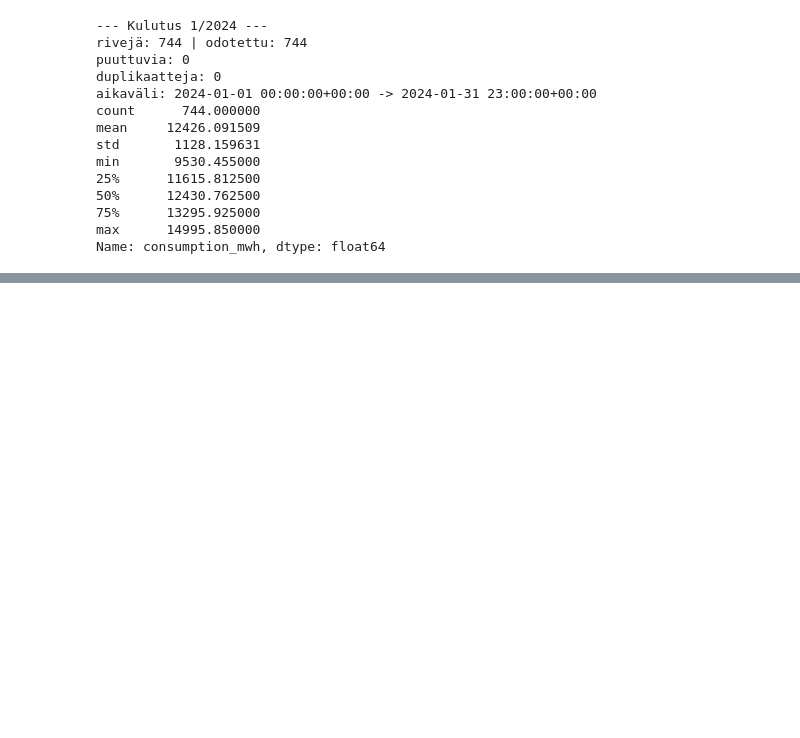
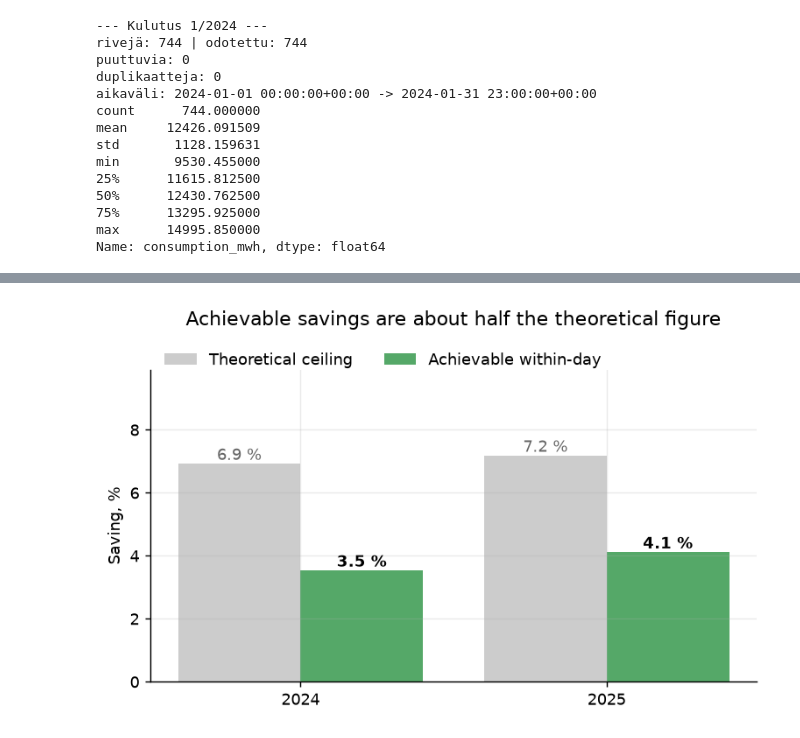
Before and after one commit to AleksanteriLohja/electricity-cost-root-cause-analysis, a Jupyter notebook: notebooks/analysis.ipynb, the cells around one changed output, grey strips where cells are left out. Drawn from its saved outputs; the diff is of its cells as text; code cells hidden in the pictures; blank space fills up the shorter version.

```diff
--- a/notebooks/analysis.ipynb
+++ b/notebooks/analysis.ipynb
@@ -150,0 +338,3 @@ Name: consumption_mwh, dtype: float64
+# %%
+kallis = data.nlargest(50, "price_snt_kwh")
+print(kallis.groupby([kallis["ts"].dt.year, kallis["ts"].dt.month]).size())
@@ -150,0 +619,31 @@ Name: consumption_mwh, dtype: float64
+# %%
+ylä = data.groupby("year")[["price_snt_kwh","consumption_mwh"]].apply(tuntisiirto)
+vrk = data.groupby("year")[["ts","price_snt_kwh","consumption_mwh"]].apply(
+          tuntisiirto_vrk, include_groups=False)
+
+fig, ax = plt.subplots(figsize=(6, 3.8))
+x = range(2)
+
+ax.bar([i-0.2 for i in x], ylä["säästö_%"], 0.4,
+       label="Theoretical ceiling", color="#CCCCCC")
+ax.bar([i+0.2 for i in x], vrk["säästö_%"], 0.4,
+       label="Achievable within-day", color=VIHREA)
+
+for i in x:
+    ax.annotate(f"{ylä['säästö_%'].iloc[i]:.1f} %",
+                (i-0.2, ylä["säästö_%"].iloc[i]),
+                ha="center", va="bottom", color="#666666")
+    ax.annotate(f"{vrk['säästö_%'].iloc[i]:.1f} %",
+                (i+0.2, vrk["säästö_%"].iloc[i]),
+                ha="center", va="bottom", fontweight="bold")
+
+ax.set_ylim(0, ylä["säästö_%"].max() * 1.38)
+ax.set_xticks(list(x)); ax.set_xticklabels(ylä.index)
+ax.set_ylabel("Saving, %")
+ax.set_title("Achievable savings are about half the theoretical figure", pad=28)
+ax.legend(frameon=False, loc="upper left", bbox_to_anchor=(0, 1.10), ncol=2)
+
+fig.tight_layout()
+fig.savefig(FIG/"04_savings.png", bbox_inches="tight")
+# %% [output]
+[figure, added]
```
Also changed, not shown: parts of 23 cells of this notebook, 6 other files.
